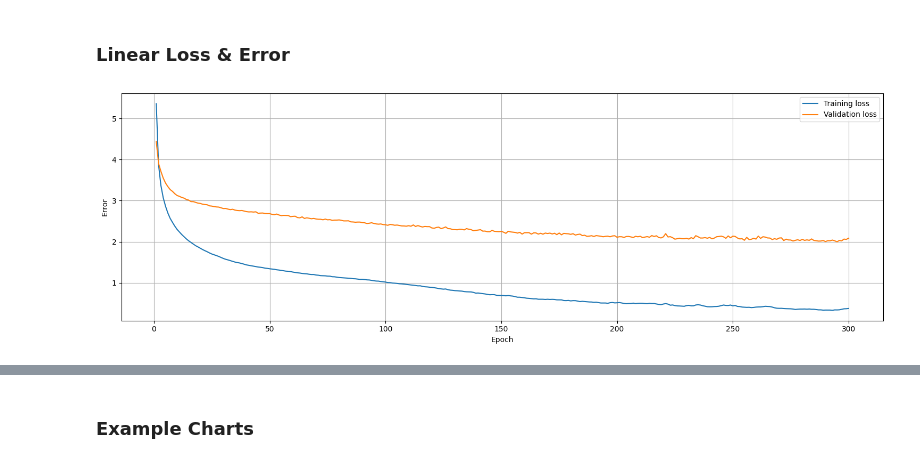
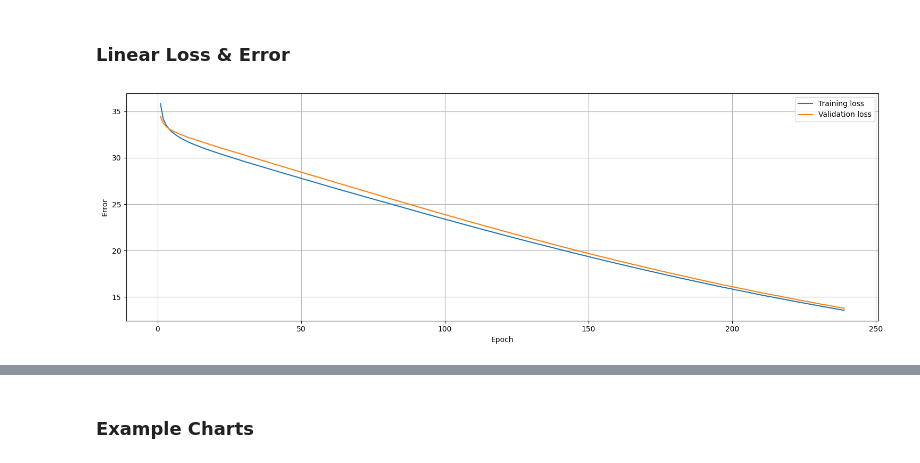
Before and after one commit to davidspector67/weather_predictor, a Jupyter notebook: comparison_results.ipynb, the cells around one changed output, grey strips where cells are left out. Cells and saved outputs as stored; diff of their text form; code cells hidden in the pictures.

```diff
--- a/comparison_results.ipynb
+++ b/comparison_results.ipynb
@@ -1086,17 +1086,17 @@ MSE of test data: 11.869505
 # %% [markdown]
 ### Linear Loss & Error
 # %%
-level_3.linear_model = LinearWeatherPredictor(level_3.in_window_len, level_3.out_window_len, level_3.n_features_in, level_3.n_features_out, level_3.epochs, level_3.batch_size)
+level_3.linear_model = LinearWeatherPredictor(level_3.in_window_len, level_3.out_window_len, level_3.n_features_in, level_3.n_features_out, 1000, level_3.batch_size)
 level_3.linear_model.model = tf.keras.Sequential([
-            tf.keras.layers.Dense(level_3.linear_model.n_features_in*level_3.linear_model.in_window_len, kernel_regularizer=tf.keras.regularizers.L2(l2=0.00005), activation='relu'),
-            tf.keras.layers.Dense(944, kernel_regularizer=tf.keras.regularizers.L2(l2=0.000005), activation='relu'),
-            tf.keras.layers.Dense(512, kernel_regularizer=tf.keras.regularizers.L2(l2=0.000005), activation='relu'),
-            tf.keras.layers.Dense(216, kernel_regularizer=tf.keras.regularizers.L2(l2=0.000005), activation='relu'),
-            tf.keras.layers.Dense(128, kernel_regularizer=tf.keras.regularizers.L2(l2=0.000005), activation='relu'),
+            tf.keras.layers.Dense(level_3.linear_model.n_features_in*level_3.linear_model.in_window_len, kernel_regularizer=tf.keras.regularizers.L2(l2=0.005), activation='relu'),
+            tf.keras.layers.Dense(944, kernel_regularizer=tf.keras.regularizers.L2(l2=0.005), activation='relu'),
+            tf.keras.layers.Dense(512, kernel_regularizer=tf.keras.regularizers.L2(l2=0.005), activation='relu'),
+            tf.keras.layers.Dense(216, kernel_regularizer=tf.keras.regularizers.L2(l2=0.005), activation='relu'),
+            tf.keras.layers.Dense(128, kernel_regularizer=tf.keras.regularizers.L2(l2=0.005), activation='relu'),
             tf.keras.layers.Dense(level_3.linear_model.out_window_len*level_3.linear_model.n_features_out)
         ])
 optimizer = tf.keras.optimizers.legacy.Adam(learning_rate=0.00001)
 level_3.linear_model.model.compile(optimizer=optimizer, loss='mse')
 level_3.train_linear()
 # %% [output]
-[figure, old version]
+[figure, new version]
```
Also changed, not shown: parts of 5 cells of this notebook.
